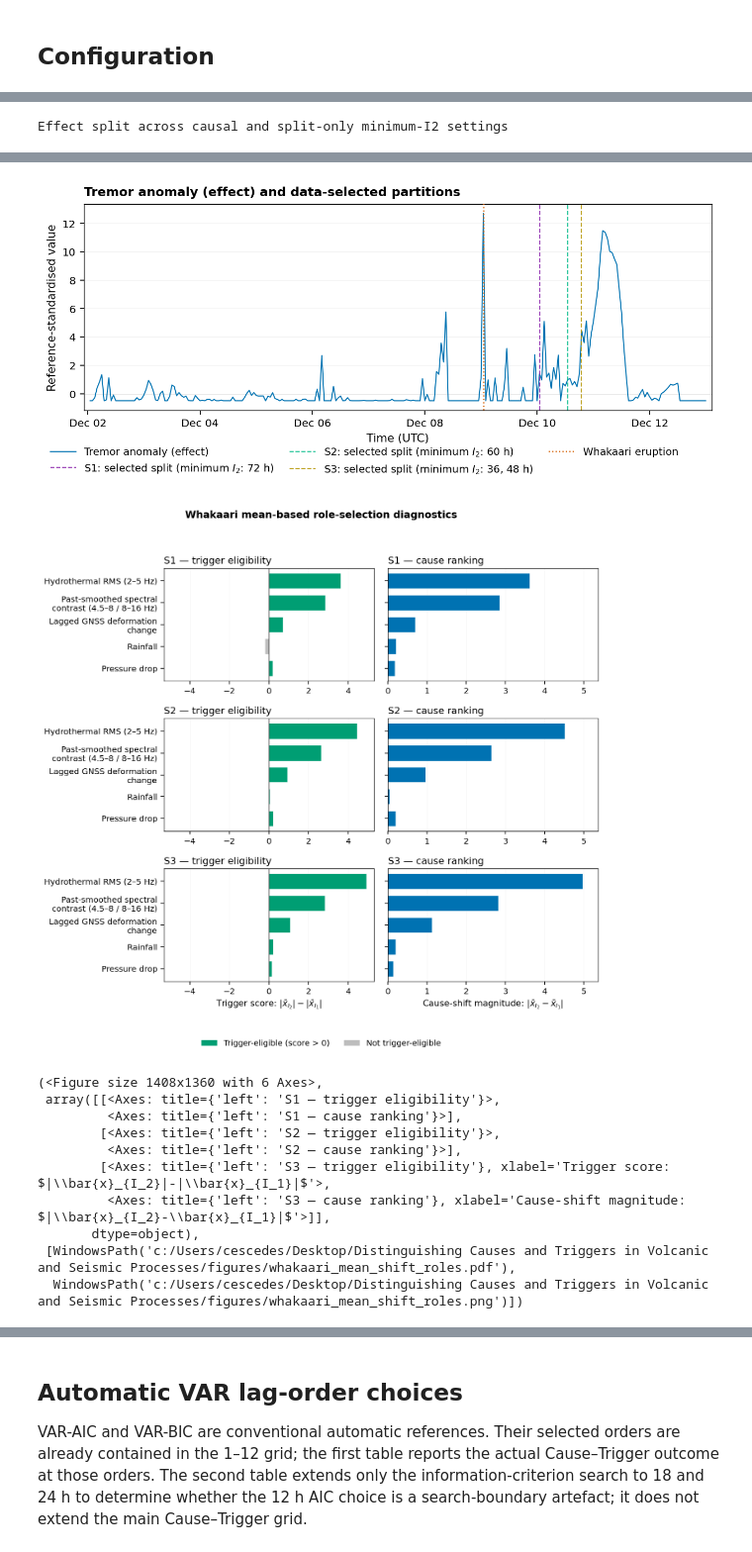
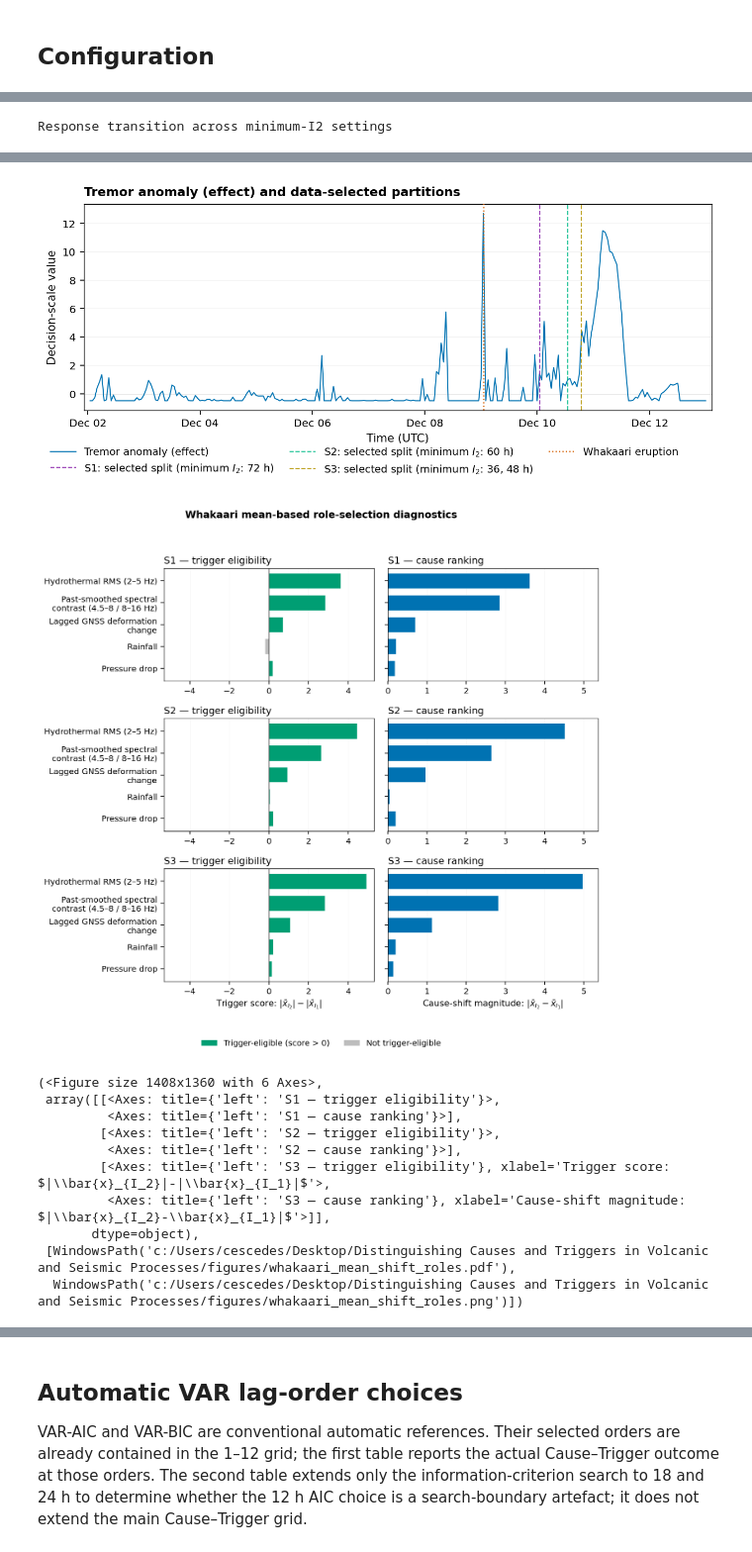
Before and after one commit to alectois/Distinguishing-Causes-and-Triggers-in-Volcanic-and-Seismic-Processes, a Jupyter notebook: notebooks/whakaari_cause_trigger.ipynb, the cells around one changed output, grey strips where cells are left out. Shown at 99% size. Saved outputs shown, nothing was run; the diff lists cells and outputs as text; code cells hidden in the pictures.

```diff
--- a/notebooks/whakaari_cause_trigger.ipynb
+++ b/notebooks/whakaari_cause_trigger.ipynb
@@ -30,14 +30,14 @@ if str(SRC_DIR) not in sys.path:
 from cause_trigger_reporting import (
     automatic_lag_outcome_table,
     backend_split_summary,
-    export_audit_csvs,
+    export_results_csvs,
     mean_shift_role_table,
-    moderation_summary,
-    multiplicity_audit_summary,
+    interaction_sensitivity_summary,
+    bh_summary,
     pair_split_lag_summary,
     plot_effect_with_splits,
     plot_mean_shift_roles,
-    plot_moderation_heatmap,
+    plot_interaction_sensitivity_heatmap,
     plot_pair_stability_heatmap,
     run_unique_split_grid,
     show_table,
@@ -93,7 +93,7 @@ PCMCI_PLUS_PC_ALPHA = 0.01
 PCMCI_ALPHA_LEVEL = 0.05
 PCMCI_FDR_METHOD = "fdr_bh"
 COND_IND_TEST = "robust_parcorr"
-HAC_LAGS = (6, 12, 24)
+NEWEY_WEST_LAGS = (6, 12, 24)
 # %% [markdown]
 ## Data preparation and partition stability
 
@@ -117,13 +117,13 @@ analysis = prepare_case_analysis(
     pcmci_alpha_level=PCMCI_ALPHA_LEVEL,
     pcmci_fdr_method=PCMCI_FDR_METHOD,
     cond_ind_test=COND_IND_TEST,
-    hac_lags=HAC_LAGS,
+    newey_west_lags=NEWEY_WEST_LAGS,
 )
 
 show_table(analysis.design_summary, "Final analysis design and timing")
 show_table(
     split_display_table(analysis.split_summary),
-    "Effect split across causal and split-only minimum-I2 settings",
+    "Response transition across minimum-I2 settings",
 )
 
 if SHOW_SCALING_REPORT:
@@ -133,7 +133,7 @@ if SHOW_SCALING_REPORT:
     )
 
 plot_effect_with_splits(
-    analysis.X_mean,
+    analysis.X_decision,
     EFFECT,
     analysis.split_summary,
     event_time=EVENT_TIME,
@@ -144,7 +144,7 @@ plot_effect_with_splits(
 )
 
 role_shift_table = mean_shift_role_table(
-    analysis.X_mean,
+    analysis.X_decision,
     EFFECT,
     analysis.split_summary,
     variable_labels=VARIABLE_LABELS,
@@ -171,2 +171,2 @@ Final analysis design and timing
 | Causal run count | 108 unique runs after split dedup... |
-Effect split across causal and split-only minimum-I2 settings
+Response transition across minimum-I2 settings
@@ -178,4 +178,4 @@ Effect split across causal and split-only minimum-I2 settings
-[figure, old version]
+[figure, new version]
 [figure]
 (<Figure size 1408x1360 with 6 Axes>,
  array([[<Axes: title={'left': 'S1 — trigger eligibility'}>,
```
Also changed, not shown: parts of 9 cells of this notebook, 24 other files.
